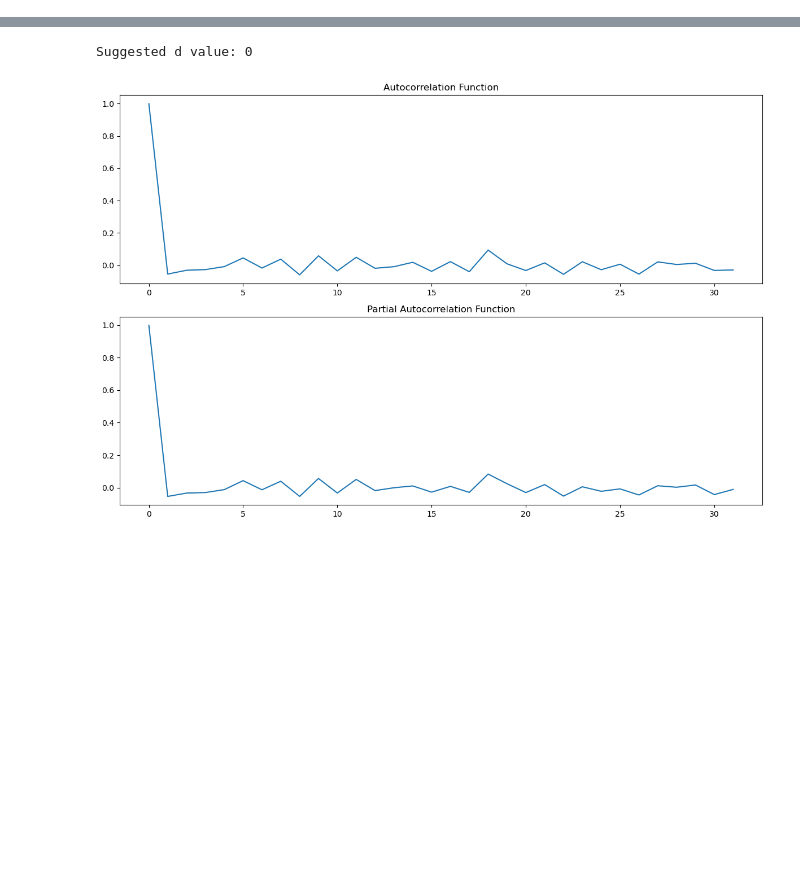
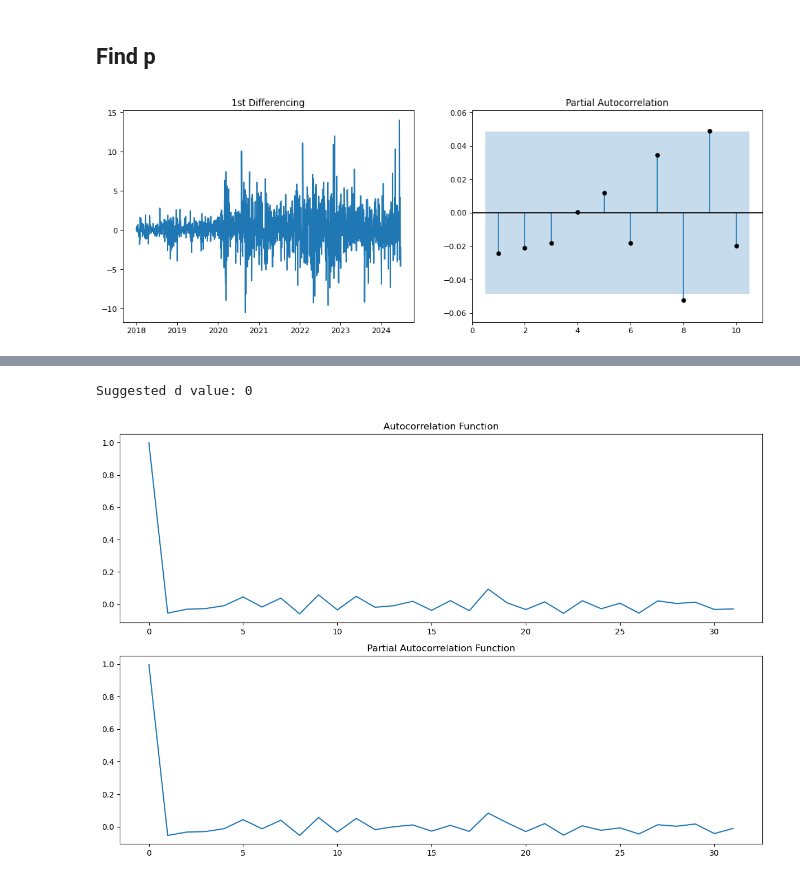
Before and after one commit to steven-ja/steven-ja.github.io, a Jupyter notebook: content/posts/finance/stock_prediction/ARIMA/arima_example.ipynb, the cells around one changed output, grey strips where cells are left out. Drawn from its saved outputs; the diff is of its cells as text; code cells hidden in the pictures; blank space fills up the shorter version.

```diff
--- a/content/posts/finance/stock_prediction/ARIMA/arima_example.ipynb
+++ b/content/posts/finance/stock_prediction/ARIMA/arima_example.ipynb
@@ -46,2 +77,15 @@ d = 1
+# %% [markdown]
+## Find p
+# %%
+plt.rcParams.update({'figure.figsize':(15,5), 'figure.dpi':80})
+fig, axes = plt.subplots(1, 2, sharex=False)
+axes[0].plot(df.index, df.Close.diff()); axes[0].set_title('1st Differencing')
+axes[1].set(ylim=(0,5))
+plot_pacf(df.Close.diff().dropna(), ax=axes[1], lags=10, color='k', auto_ylims=True, zero=False)
+
+plt.savefig("images/find_p.png", dpi=300)
+plt.show()
+# %% [output]
+[figure, added]
 # %%
 # Fit ARIMA model
```
Also changed, not shown: parts of 10 cells of this notebook, 10 other files.
